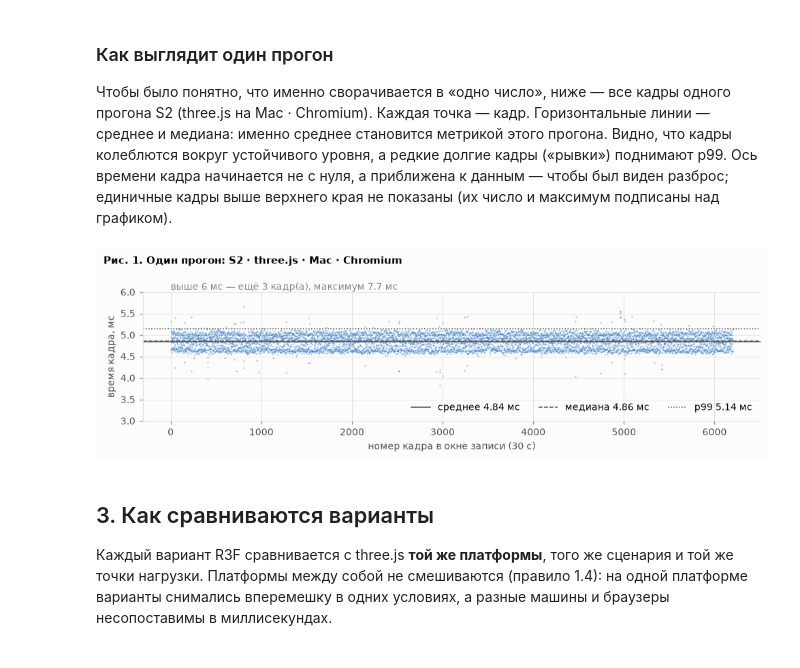
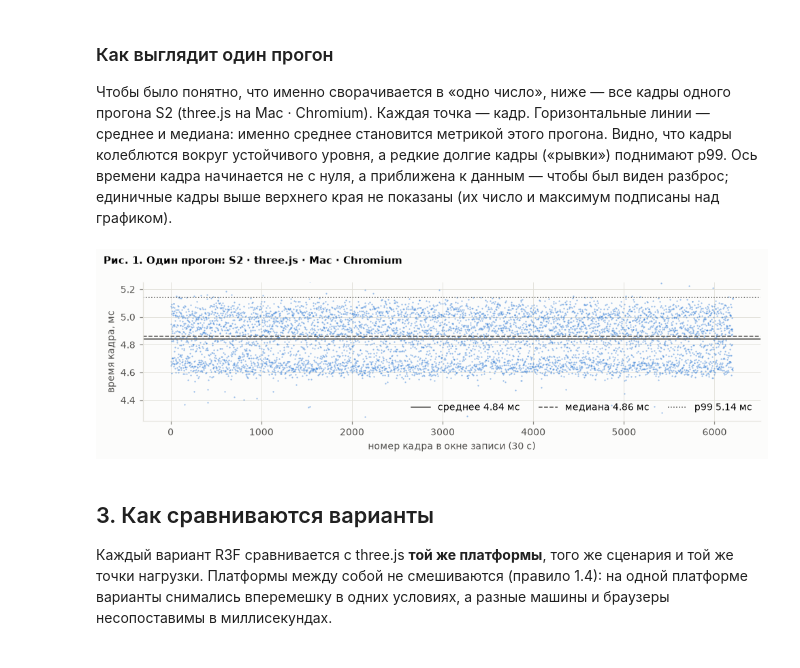
Before and after one commit to LEVALEXEEV/benchmark, a Jupyter notebook: analysis/r3.ipynb, the cells around one changed output. Drawn from its saved outputs; the diff is of its cells as text; code cells hidden in the pictures.

```diff
--- a/analysis/r3.ipynb
+++ b/analysis/r3.ipynb
@@ -520,29 +520,22 @@ A/A: **90** метрик в ячейках; средняя доля `p < 0,05`
 # %%
 example = SERIES[(SERIES["платформа"] == "Mac · Chromium") & (SERIES["сценарий"] == "s2")].iloc[0]
 first_run = next(r for r in example["manifest"]["runs"] if r["variant"] == REFERENCE)
 frames = pd.read_csv(example["dir"] / first_run["file"])
 
 fig, ax = plt.subplots(figsize=(9, 2.8))
 ax.scatter(frames["frame"], frames["frame_ms"], s=2, color=SERIES_COLORS[0], alpha=0.5, linewidth=0)
 for value, label, style in [(frames["frame_ms"].mean(), "среднее", "-"), (frames["frame_ms"].median(), "медиана", "--"),
                             (np.percentile(frames["frame_ms"], 99), "p99", ":")]:
     ax.axhline(value, color=INK, lw=1, ls=style, label=f"{label} {value:.2f} мс")
 ax.legend(loc="lower right", ncol=3)
-# Ось приближена к основной массе кадров: от самого короткого кадра до p99, оба округлены до целых мс.
-# Редкие кадры выше верхнего края не рисуются — их число подписано на графике
-top = math.ceil(np.percentile(frames["frame_ms"], 99))
-ax.set_ylim(math.floor(frames["frame_ms"].min()), top)
-hidden = (frames["frame_ms"] > top).sum()
-if hidden:
-    ax.text(0, top, f"выше {top} мс — ещё {hidden} кадр(а), максимум {frames['frame_ms'].max():.1f} мс",
-            va="bottom", color=MUTED)
+ax.set_ylim(4.25, 5.25)
 ax.set_xlabel("номер кадра в окне записи (30 с)")
 ax.set_ylabel("время кадра, мс")
 figure_title(fig, "Рис. 1. Один прогон: S2 · three.js · Mac · Chromium")
 fig.tight_layout()
 plt.show()
 # %% [output]
-[figure, old version]
+[figure, new version]
 # %% [markdown]
 ## 3. Как сравниваются варианты
 
```
Also changed, not shown: parts of 2 cells of this notebook.
